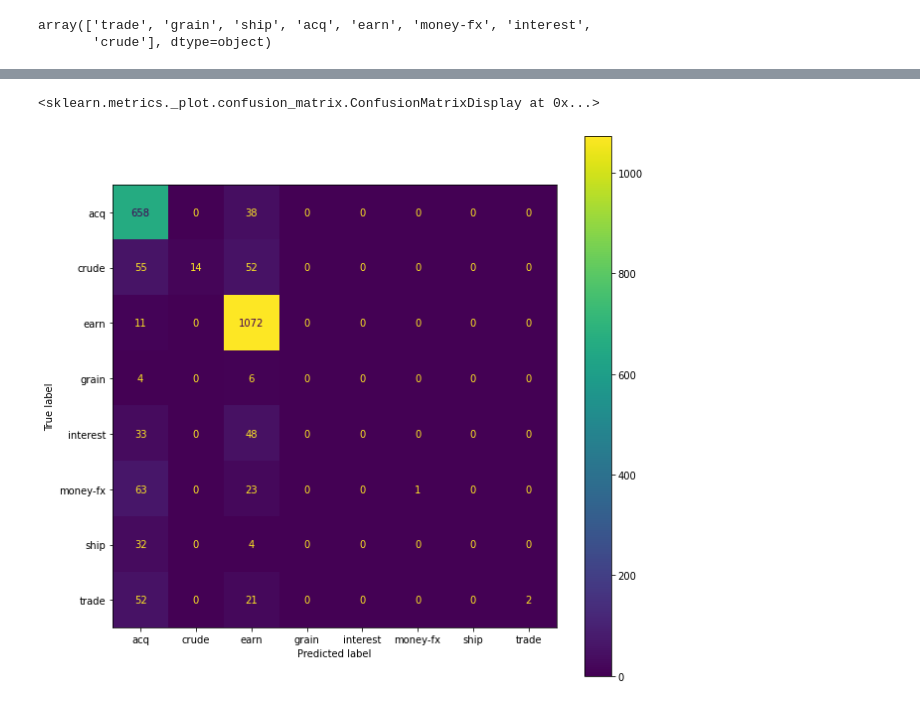
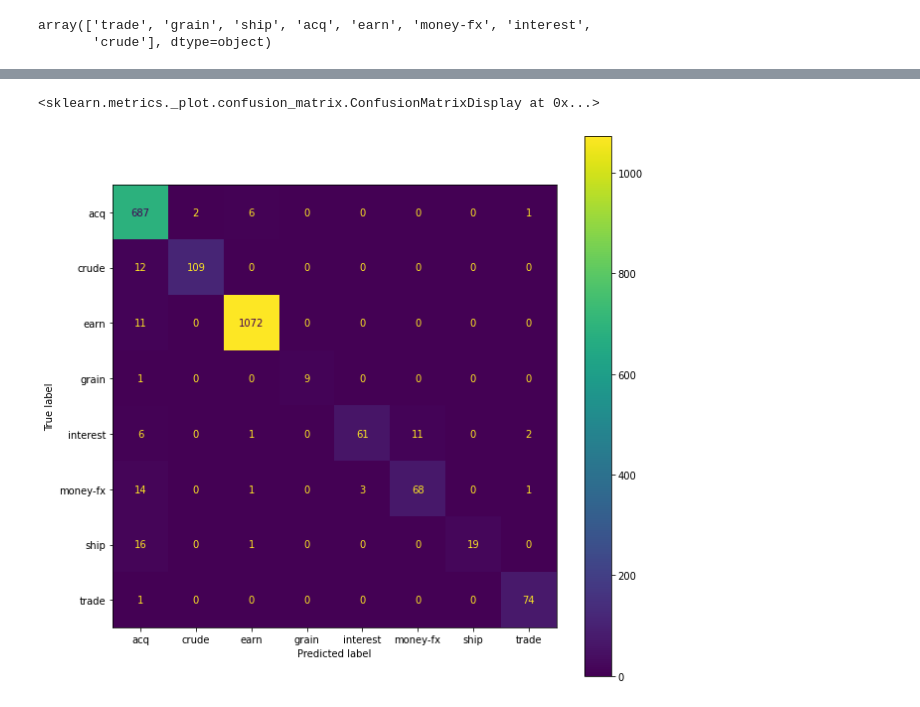
Before and after one commit to iamshirdi/PFAI-HT2021, a Jupyter notebook: NLP-Text-Classification/explore.ipynb, the cells around one changed output, grey strips where cells are left out. Saved outputs shown, nothing was run; the diff lists cells and outputs as text; code cells hidden in the pictures.

Commit message:
Update Correct model

```diff
--- a/NLP-Text-Classification/explore.ipynb
+++ b/NLP-Text-Classification/explore.ipynb
@@ -61,13 +65,22 @@ except:
 # CountVectorizer: you can create a matrix of document and words by counting the occurrence of words in the given document.
 # This matrix is known as Document-Term Matrix(DTM).
 from sklearn.feature_extraction.text import CountVectorizer
+from nltk import word_tokenize
 from nltk.tokenize import RegexpTokenizer
+from nltk.stem import WordNetLemmatizer
 #tokenizer to remove unwanted elements from out data like symbols and numbers
-token = RegexpTokenizer(r'[a-zA-Z0-9]+')
+# token = RegexpTokenizer(r'[a-zA-Z0-9]+')
 #max_df is used for removing terms that appear too frequently,
 #min_df is used for removing terms that appear too infrequently.
 #pruning doesnt effect much if we use tfdif
 #we reduce features to make it less overfitt
-count_vect = CountVectorizer(max_features=2000,lowercase=True,stop_words='english',ngram_range = (1,1),tokenizer = token.tokenize)
-# count_vect = CountVectorizer()
+
+class LemmaTokenizer:
+     def __init__(self):
+         self.wnl = WordNetLemmatizer()
+     def __call__(self, doc):
+         return [self.wnl.lemmatize(t) for t in word_tokenize(doc)]
+
+count_vect = CountVectorizer(max_features=4000, lowercase=True,stop_words='english',
+ngram_range = (1,2),tokenizer = LemmaTokenizer())
 # %%
@@ -94,7 +109,7 @@ X_train_tfidf.shape
 # %%
 from sklearn.model_selection import train_test_split
 X_train, X_test, y_train, y_test = train_test_split(
-    X_train_tfidf, data['label'], test_size=0.3, random_state=1)
+    X_train_tfidf, data['label'], test_size=0.2, random_state=1)
 # %%
 # https://www.geeksforgeeks.org/applying-multinomial-naive-bayes-to-nlp-problems/
 from sklearn.naive_bayes import MultinomialNB
@@ -106,0 +124,5 @@ MultinomialNB Accuracy: 0.8031591737545565
+# %%
+from sklearn.linear_model import LogisticRegression
+classifier = LogisticRegression()
+classifier.fit(X_train, y_train)
+classifier.score(X_test, y_test)
@@ -106,0 +133,6 @@ MultinomialNB Accuracy: 0.8031591737545565
+# %%
+from sklearn.svm import SVC
+from sklearn.linear_model import LogisticRegression
+svc_clf = SVC()
+svc_clf.fit(X_train, y_train)
+svc_clf.score(X_test, y_test)
@@ -126,11 +172,11 @@ array(['trade', 'grain', 'ship', 'acq', 'earn', 'money-fx', 'interest',
 # %%
 from sklearn.metrics import plot_confusion_matrix
 fig, ax = plt.subplots(figsize=(10, 10))
 
-plot_confusion_matrix(clf, X_test_tfidf, data2['label'], ax=ax)
+plot_confusion_matrix(svc_clf, X_test_tfidf, data2['label'], ax=ax)
 # %% [output]
 <sklearn.metrics._plot.confusion_matrix.ConfusionMatrixDisplay at 0x...>
-[figure, old version]
+[figure, new version]
 # %%
 print(metrics.classification_report(data2['label'], predicted,
 labels = labels))
```
Also changed, not shown: parts of 12 cells of this notebook.
